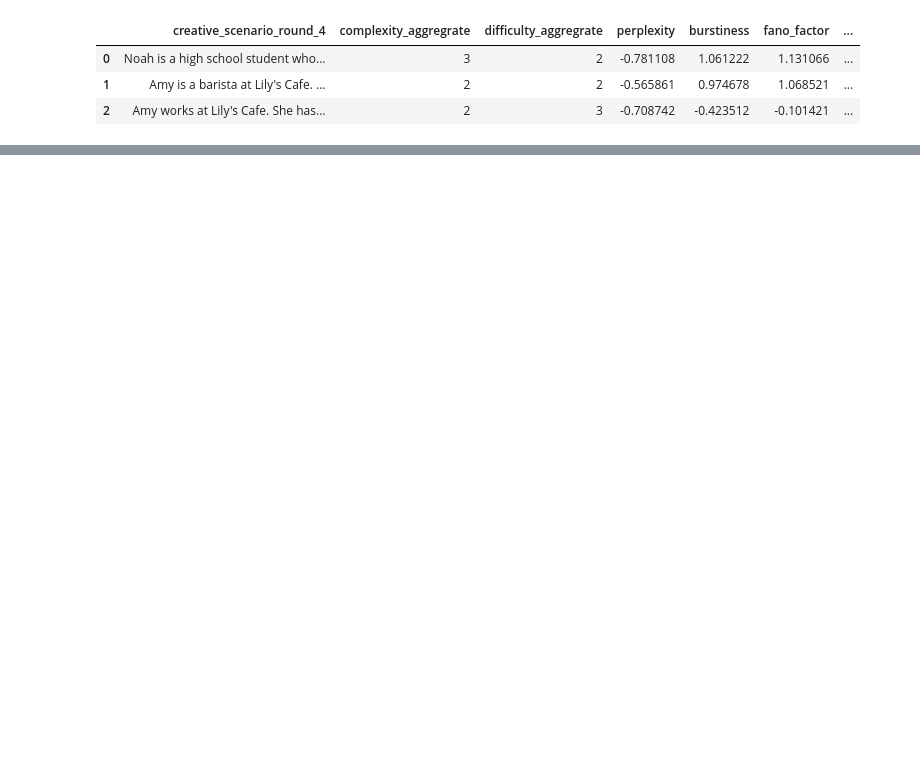
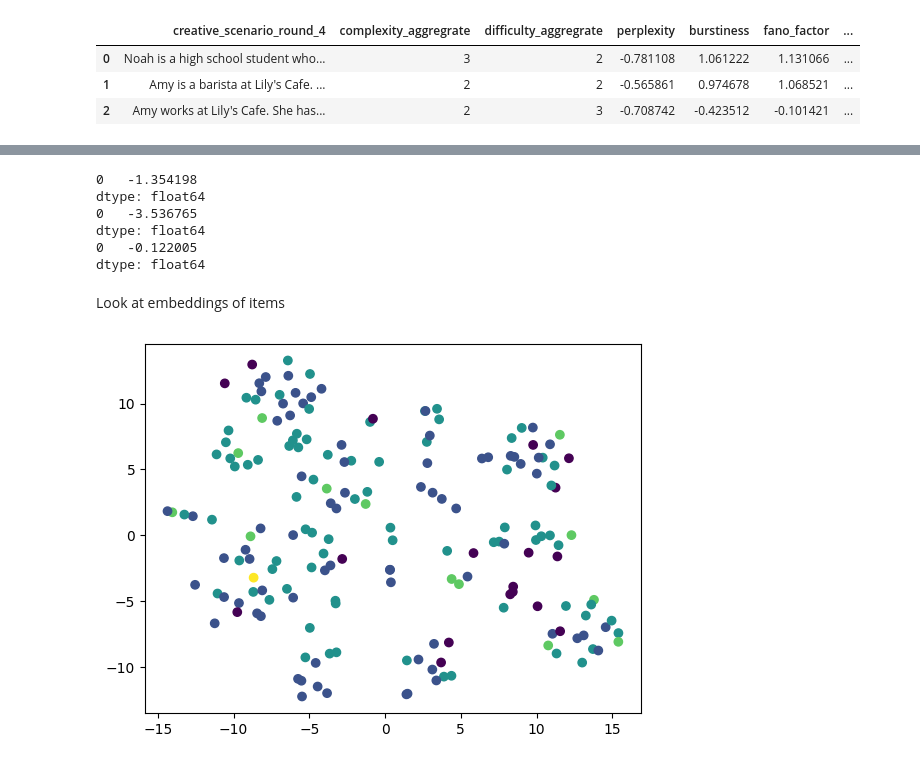
Before and after one commit to Beaty-Lab/creativity-item-generation, a Jupyter notebook: item_evaluation/ItemContenAnalysis.ipynb, the cells around one changed output, grey strips where cells are left out. Cells and saved outputs as stored; diff of their text form; code cells hidden in the pictures; blank space fills up the shorter version.

```diff
--- a/item_evaluation/ItemContenAnalysis.ipynb
+++ b/item_evaluation/ItemContenAnalysis.ipynb
@@ -342,0 +375,71 @@ Notes:
+# %%
+# RERUN the FEATURE SELECTION CELL!
+import numpy as np
+from sklearn.ensemble import RandomForestRegressor, BaggingRegressor, GradientBoostingRegressor, ExtraTreesRegressor
+from sklearn.neighbors import KNeighborsRegressor
+from sklearn.linear_model import LinearRegression, Ridge
+from sklearn.model_selection import KFold
+from statistics import median
+from matplotlib import pyplot as plt
+
+from sklearn.inspection import permutation_importance
+from sklearn.metrics import r2_score
+from sklearn.utils.fixes import parse_version
+
+# gradient boosting params
+params = {
+    "n_estimators": 100,
+    "max_depth": 4,
+    "min_samples_split": 5,
+    # "learning_rate": 0.01,
+    # "loss": "squared_error",
+}
+
+# X = df[["pca_1", "pca_2", "pca_3", "pca_4", "pca_5", "pca_6", "pca_7", "pca_8", "pca_9"]].to_numpy()
+X = embeddings
+
+# model = ExtraTreesRegressor(**params)
+clf = LinearRegression()
+# model = BaggingRegressor(model, bootstrap=False, n_estimators=10)
+kf = KFold(n_splits=10, shuffle=True, random_state=42)
+results = []
+target = X, y_difficulty
+# we use a boostrapping approach to fit a CI on the adjusted r squared
+
+for train, test in kf.split(target[0]):
+    X_train = target[0][train]
+    Y_train = target[1][train]
+
+    X_test = target[0][test]
+    Y_test = target[1][test]
+
+    clf.fit(X_train, Y_train)
+    results.append(clf.score(X_test, Y_test))
+
+
+results = pd.DataFrame(results)
+print(results.mean())
+print(results.min())
+print(results.max())
+# %% [output]
+0   -1.354198
+dtype: float64
+0   -3.536765
+dtype: float64
+0   -0.122005
+dtype: float64
+# %% [markdown]
+Look at embeddings of items
+# %%
+from matplotlib import pyplot as plt
+from sklearn.manifold import TSNE
+import seaborn as sns
+
+tsne = TSNE(n_components=2, random_state=0)
+X_tsne = tsne.fit_transform(embeddings)
+
+plt.scatter(X_tsne[:, 0], X_tsne[:, 1], c=df["complexity_aggregrate"])
+# plt.legend(df["complexity_aggregrate"].unique())
+plt.show()
+# %% [output]
+[figure, added]
```
Also changed, not shown: parts of 30 cells of this notebook, 1 other file.
